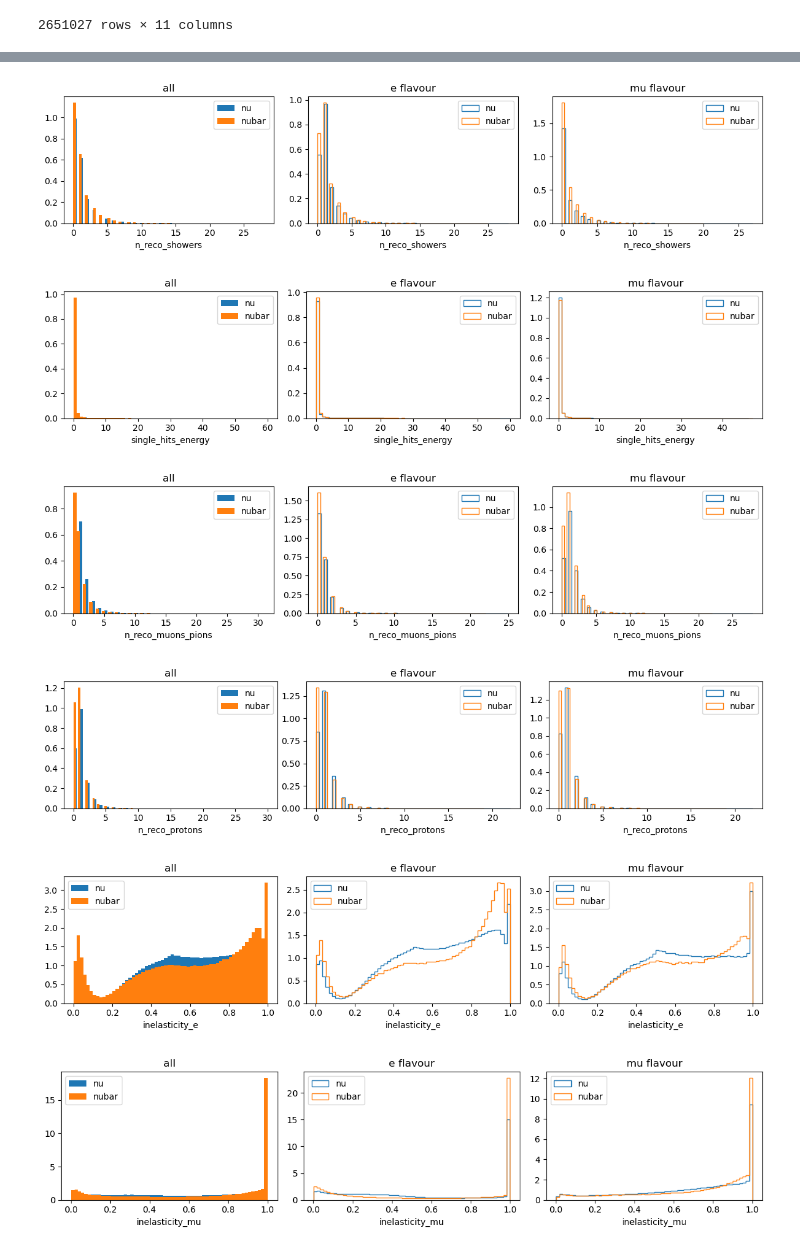
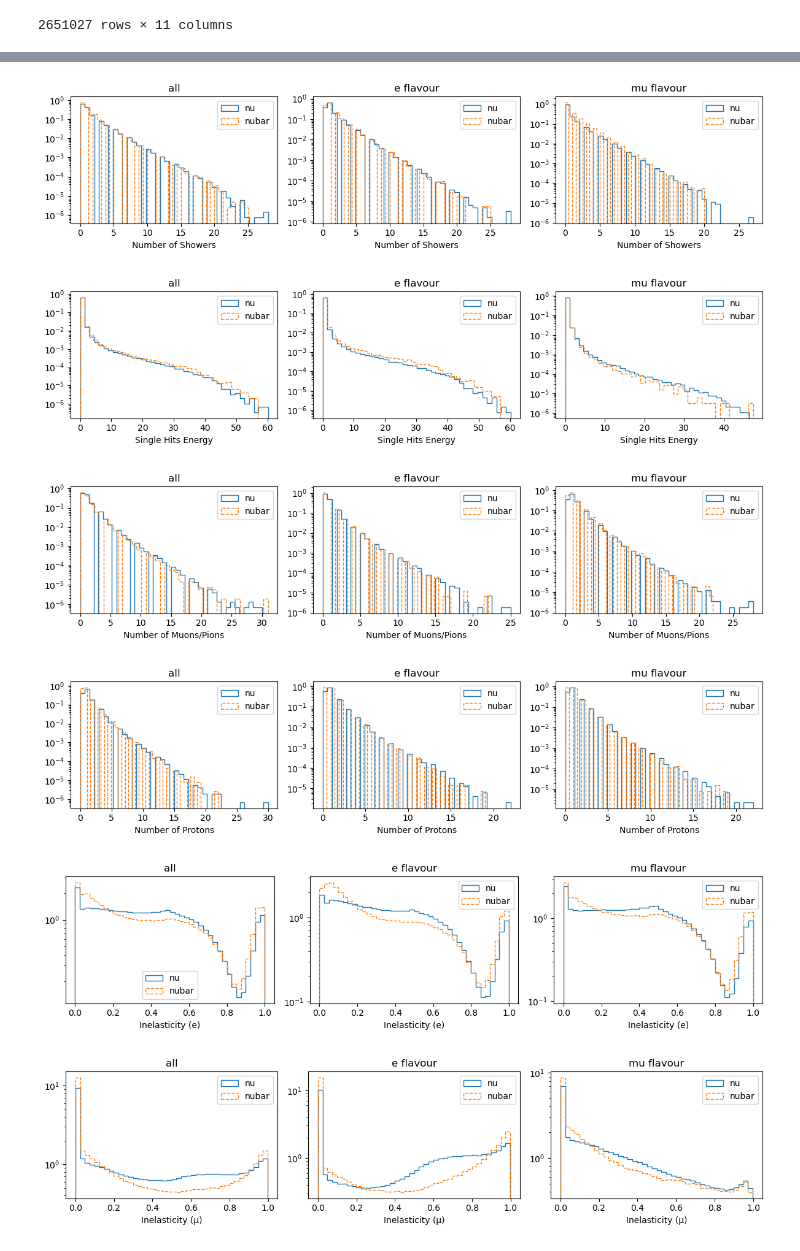
Before and after one commit to bristol-dune/atmospherics-tools, a Jupyter notebook: fast-osc-feedback/nu-nu_bar-BDT/nu-nubar correlation plots.ipynb, the cells around one changed output, grey strips where cells are left out. Saved outputs shown, nothing was run; the diff lists cells and outputs as text; code cells hidden in the pictures.

```diff
--- a/fast-osc-feedback/nu-nu_bar-BDT/nu-nubar correlation plots.ipynb
+++ b/fast-osc-feedback/nu-nu_bar-BDT/nu-nubar correlation plots.ipynb
@@ -30,8 +30,8 @@ data = data.filter(pl.col("reco_ok") == True)
 
 
 data = data.with_columns(
-	(1 - (pl.col("Enu_e_had") / pl.col("Enu_e_calo"))).alias("inelasticity_e"),
-	(1 - (pl.col("Enu_mu_had") / pl.col("Enu_mu_range"))).alias("inelasticity_mu"),
+	( (pl.col("Enu_e_had") / pl.col("Enu_e_calo"))).alias("inelasticity_e"),
+	((pl.col("Enu_mu_had") / pl.col("Enu_mu_range"))).alias("inelasticity_mu"),
 	(pl.col("PDG") < 0).cast(pl.Int64).alias("label"))
 
 
@@ -85,6 +85,33 @@ features = [
 	"inelasticity_mu"
 ]
 
+label_map = {
+    "Enu_e_had": "Hadronic Energy (e)",
+    "Enu_e_calo": "Calorimetric Energy (e)",
+    "Enu_mu_had": "Hadronic Energy (μ)",
+    "Enu_mu_range": "Range-based Energy (μ)",
+    "PDG": "True PDG Code",
+    "n_reco_pfps": "Number of Daughter Particles",
+    "n_reco_tracks": "Number of Tracks",
+    "n_reco_showers": "Number of Showers",
+    "n_reco_muons_pions": "Number of Muons/Pions",
+    "n_reco_protons": "Number of Protons",
+    "single_hits_energy": "Single Hits Energy",
+    "n_true_nu": "N True Neutrinos",
+    "n_primary_daughters": "N Primary Daughters",
+    "n_primary_electrons": "N Primary Electrons",
+    "n_primary_muons": "N Primary Muons",
+    "n_primary_protons": "N Primary Protons",
+    "n_primary_pions": "N Primary Pions",
+    "n_primary_photons": "N Primary Photons",
+    "n_primary_pi0s": "N Primary π⁰s",
+    "n_primary_tracks": "N Primary Tracks",
+    "n_primary_showers": "N Primary Showers",
+    "inelasticity_e": "Inelasticity (e)",
+    "inelasticity_mu": "Inelasticity (μ)",
+    "inelasticity": "Inelasticity",
+}
+
 is_nu = plotting_data["label"] == 0
 is_nubar = plotting_data["label"] == 1
 is_e = np.abs(plotting_data["PDG"]) == 12
@@ -93,21 +120,27 @@ is_mu = np.abs(plotting_data["PDG"]) == 14
 for feat in features:
 	fig, axes = plt.subplots(1,3, figsize=(12,3))
 
-	axes[0].hist(plotting_data[feat][is_nu], bins=60, density=True, histtype="step", label="nu")
-	axes[0].hist(plotting_data[feat][is_nubar], bins=60, density=True, histtype="step", label="nubar")
+	axes[0].hist(plotting_data[feat][is_nu], bins=40, density=True, histtype="step", label="nu")
+	axes[0].hist(plotting_data[feat][is_nubar], bins=40, density=True, histtype="step", label="nubar", linestyle = "--")
 	axes[0].set_title("all")
+	# axes[0].set_xscale("log")
+	axes[0].set_yscale("log")
 
-	axes[1].hist(plotting_data[feat][is_nu & is_e], bins=60, density=True, histtype="step", label="nu")
-	axes[1].hist(plotting_data[feat][is_nubar & is_e], bins=60, density=True, histtype="step", label="nubar")
+	axes[1].hist(plotting_data[feat][is_nu & is_e], bins=40, density=True, histtype="step", label="nu")
+	axes[1].hist(plotting_data[feat][is_nubar & is_e], bins=40, density=True, histtype="step", label="nubar", linestyle="--")
 	axes[1].set_title("e flavour")
+	# axes[1].set_xscale("log")
+	axes[1].set_yscale("log")
 
-	axes[2].hist(plotting_data[feat][is_nu & is_mu], bins=60, density=True, histtype="step", label="nu")
-	axes[2].hist(plotting_data[feat][is_nubar & is_mu], bins=60, density=True, histtype="step", label="nubar")
+	axes[2].hist(plotting_data[feat][is_nu & is_mu], bins=40, density=True, histtype="step", label="nu")
+	axes[2].hist(plotting_data[feat][is_nubar & is_mu], bins=40, density=True, histtype="step", label="nubar", linestyle="--")
 	axes[2].set_title("mu flavour")
+	# axes[2].set_xscale("log")
+	axes[2].set_yscale("log")
 
 	for ax in axes:
 		ax.legend()
-		ax.set_xlabel(feat)
+		ax.set_xlabel(label_map.get(feat, feat))
 
 	plt.tight_layout()
 	plt.show()
@@ -117,6 +150,6 @@ for feat in features:
-[figure, old version]
+[figure, new version]
-[figure, old version]
+[figure, new version]
-[figure, old version]
+[figure, new version]
-[figure, old version]
+[figure, new version]
-[figure, old version]
+[figure, new version]
-[figure, old version]
+[figure, new version]
```
Also changed, not shown: parts of 2 cells of this notebook, 15 other files.
